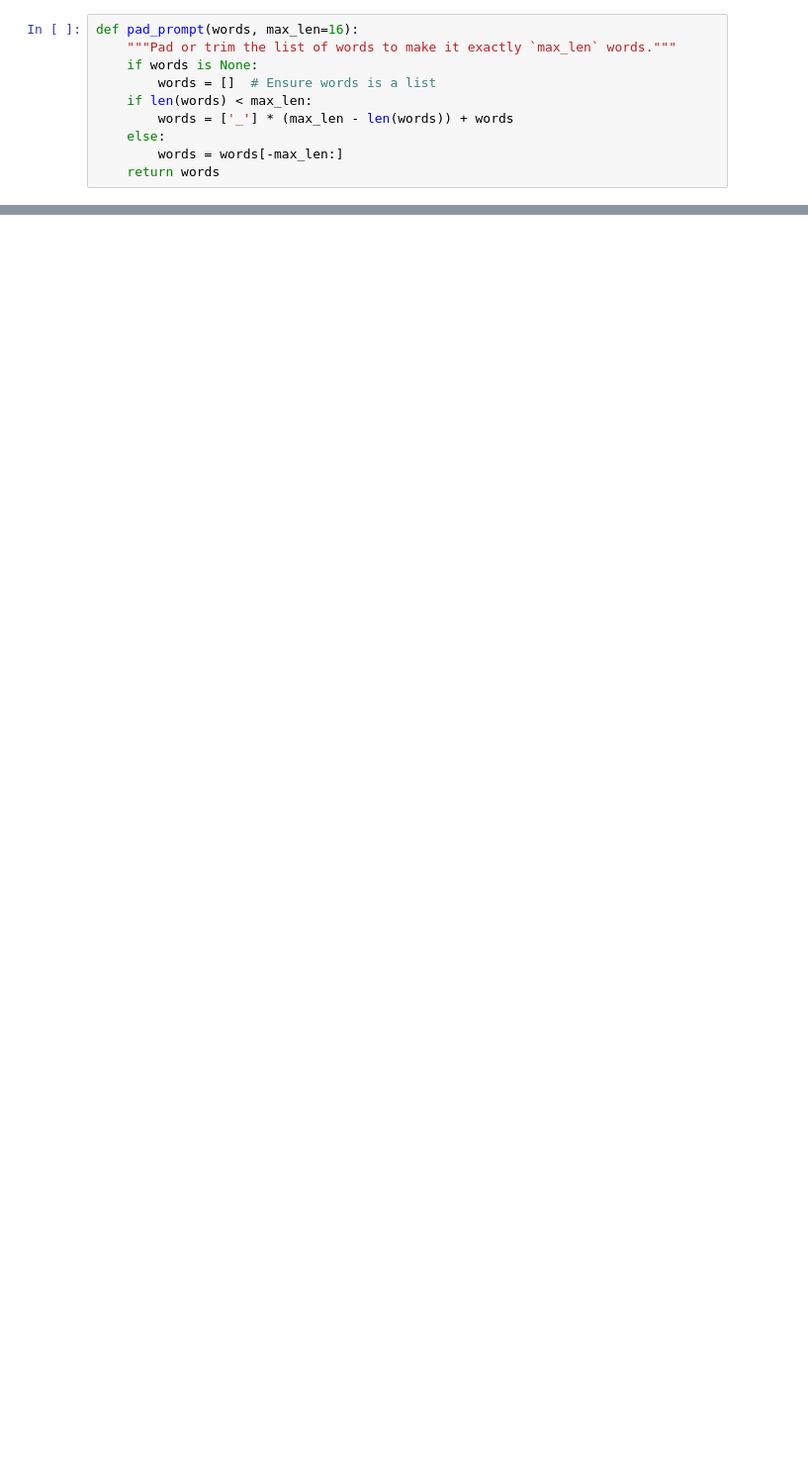
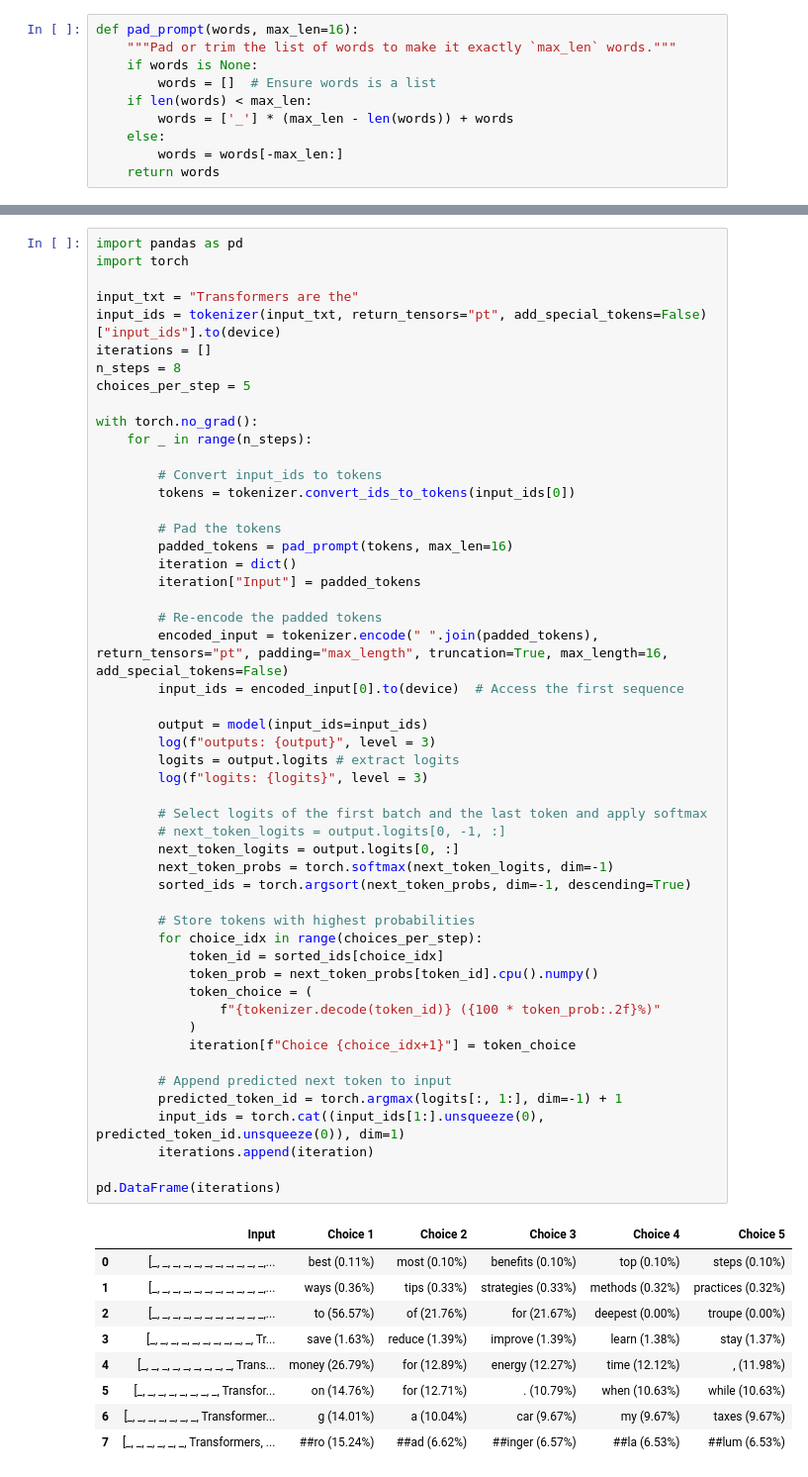
Before and after one commit to antalvdb/olifant, a Jupyter notebook: timbl_llm_hf.ipynb, the cells around one changed output, grey strips where cells are left out. Shown: that part at 99% size. Saved outputs shown, nothing was run; the diff lists cells and outputs as text; blank space fills up the shorter version.

```diff
--- a/timbl_llm_hf.ipynb
+++ b/timbl_llm_hf.ipynb
@@ -301,0 +261,61 @@ Generated text: Who wrote the bible? 6otu 1. include 6mel be Pro 6tens. Start th
+# %%
+import pandas as pd
+import torch
+
+input_txt = "Transformers are the"
+input_ids = tokenizer(input_txt, return_tensors="pt", add_special_tokens=False)["input_ids"].to(device)
+iterations = []
+n_steps = 8
+choices_per_step = 5
+
+with torch.no_grad():
+    for _ in range(n_steps):
+
+        # Convert input_ids to tokens
+        tokens = tokenizer.convert_ids_to_tokens(input_ids[0])
+
+        # Pad the tokens
+        padded_tokens = pad_prompt(tokens, max_len=16)
+        iteration = dict()
+        iteration["Input"] = padded_tokens
+
+        # Re-encode the padded tokens
+        encoded_input = tokenizer.encode(" ".join(padded_tokens), return_tensors="pt", padding="max_length", truncation=True, max_length=16, add_special_tokens=False)
+        input_ids = encoded_input[0].to(device)  # Access the first sequence
+
+        output = model(input_ids=input_ids)
+        log(f"outputs: {output}", level = 3)
+        logits = output.logits # extract logits
+        log(f"logits: {logits}", level = 3)
+
+        # Select logits of the first batch and the last token and apply softmax
+        # next_token_logits = output.logits[0, -1, :]
+        next_token_logits = output.logits[0, :]
+        next_token_probs = torch.softmax(next_token_logits, dim=-1)
+        sorted_ids = torch.argsort(next_token_probs, dim=-1, descending=True)
+
+        # Store tokens with highest probabilities
+        for choice_idx in range(choices_per_step):
+            token_id = sorted_ids[choice_idx]
+            token_prob = next_token_probs[token_id].cpu().numpy()
+            token_choice = (
+                f"{tokenizer.decode(token_id)} ({100 * token_prob:.2f}%)"
+            )
+            iteration[f"Choice {choice_idx+1}"] = token_choice
+
+        # Append predicted next token to input
+        predicted_token_id = torch.argmax(logits[:, 1:], dim=-1) + 1
+        input_ids = torch.cat((input_ids[1:].unsqueeze(0), predicted_token_id.unsqueeze(0)), dim=1)
+        iterations.append(iteration)
+
+pd.DataFrame(iterations)
+# %% [output]
+|  | Input | Choice 1 | Choice 2 | Choice 3 | Choice 4 | Choice 5 |
+| 0 | [_, _, _, _, _, _, _, _, _, _, _,... | best (0.11%) | most (0.10%) | benefits (0.10%) | top (0.10%) | steps (0.10%) |
+| 1 | [_, _, _, _, _, _, _, _, _, _, _,... | ways (0.36%) | tips (0.33%) | strategies (0.33%) | methods (0.32%) | practices (0.32%) |
+| 2 | [_, _, _, _, _, _, _, _, _, _, _,... | to (56.57%) | of (21.76%) | for (21.67%) | deepest (0.00%) | troupe (0.00%) |
+| 3 | [_, _, _, _, _, _, _, _, _, _, Tr... | save (1.63%) | reduce (1.39%) | improve (1.39%) | learn (1.38%) | stay (1.37%) |
+| 4 | [_, _, _, _, _, _, _, _, _, Trans... | money (26.79%) | for (12.89%) | energy (12.27%) | time (12.12%) | , (11.98%) |
+| 5 | [_, _, _, _, _, _, _, _, Transfor... | on (14.76%) | for (12.71%) | . (10.79%) | when (10.63%) | while (10.63%) |
+| 6 | [_, _, _, _, _, _, _, Transformer... | g (14.01%) | a (10.04%) | car (9.67%) | my (9.67%) | taxes (9.67%) |
+| 7 | [_, _, _, _, _, _, Transformers, ... | ##ro (15.24%) | ##ad (6.62%) | ##inger (6.57%) | ##la (6.53%) | ##lum (6.53%) |
```
Also changed, not shown: parts of 37 cells of this notebook.
